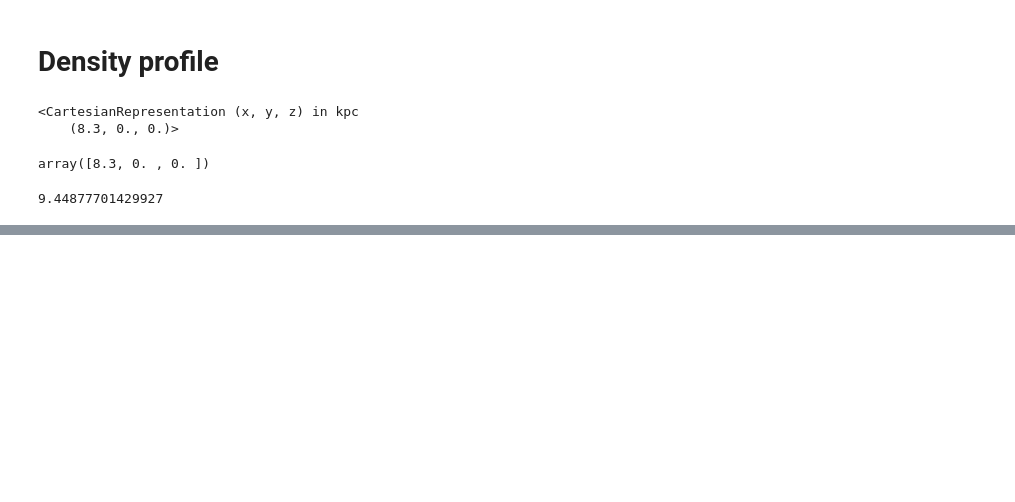
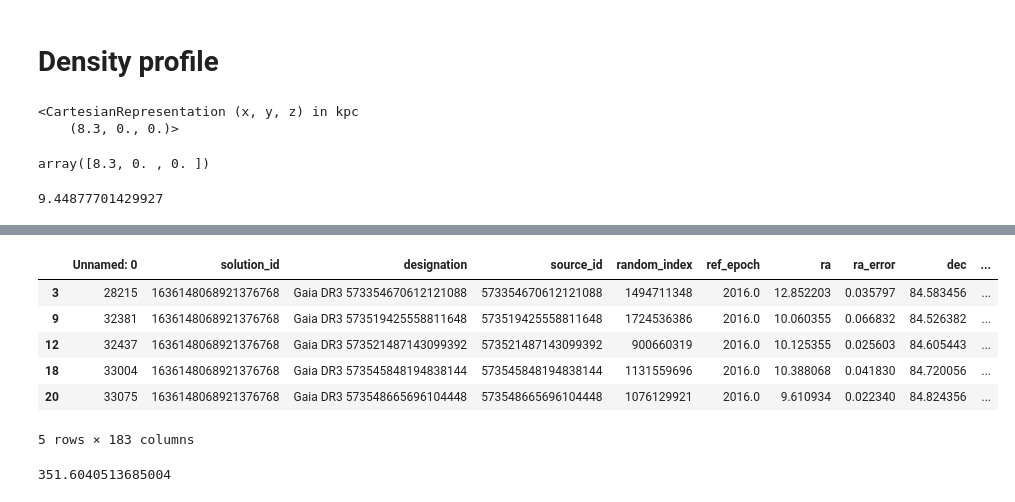
Before and after one commit to maja-jablonska/blue-stragglers-with-gaia, a Jupyter notebook: NGC 188 mass.ipynb, the cells around one changed output, grey strips where cells are left out. Cells and saved outputs as stored; diff of their text form; code cells hidden in the pictures; blank space fills up the shorter version.

```diff
--- a/NGC 188 mass.ipynb
+++ b/NGC 188 mass.ipynb
@@ -84,6 +87,7 @@ total_mass
 # %%
 galactic_coords = SkyCoord(ra=clustered.ra*u.deg,
                            dec=clustered.dec*u.deg,
+                           distance=1/clustered.parallax*u.kpc,
                            frame=ICRS).galactic.cartesian
 # %%
 cp_ra, cp_dec, cp_par, cp_pmra, cp_pmdec, cp_rv = resolve_name('NGC 188')
@@ -130,5 +140,15 @@ z_rad, x_rad, y_rad
 # %%
 radii = np.linspace(0, max(x_rad, y_rad, z_rad), 1000)
 radius_mass = []
+# %%
+clustered.head()
+# %% [output]
+|  | Unnamed: 0 | solution_id | designation | source_id | random_index | ref_epoch | ra | ra_error | dec | ... |
+| 3 | 28215 | 1636148068921376768 | Gaia DR3 573354670612121088 | 573354670612121088 | 1494711348 | 2016.0 | 12.852203 | 0.035797 | 84.583456 | ... |
+| 9 | 32381 | 1636148068921376768 | Gaia DR3 573519425558811648 | 573519425558811648 | 1724536386 | 2016.0 | 10.060355 | 0.066832 | 84.526382 | ... |
+| 12 | 32437 | 1636148068921376768 | Gaia DR3 573521487143099392 | 573521487143099392 | 900660319 | 2016.0 | 10.125355 | 0.025603 | 84.605443 | ... |
+| 18 | 33004 | 1636148068921376768 | Gaia DR3 573545848194838144 | 573545848194838144 | 1131559696 | 2016.0 | 10.388068 | 0.041830 | 84.720056 | ... |
+| 20 | 33075 | 1636148068921376768 | Gaia DR3 573548665696104448 | 573548665696104448 | 1076129921 | 2016.0 | 9.610934 | 0.022340 | 84.824356 | ... |
+5 rows × 183 columns
 # %%
 def mass_for_radius(rad):
@@ -138,4 +158,8 @@ def mass_for_radius(rad):
     return sum(in_sph.mass_flame*in_sph.occurences)
+# %%
+mass_for_radius(0.1)
+# %% [output]
+351.6040513685004
 # %%
 for x_radius in radii:
     radius_mass.append(mass_for_radius(x_radius))
```
Also changed, not shown: parts of 20 cells of this notebook, 8 other files.
